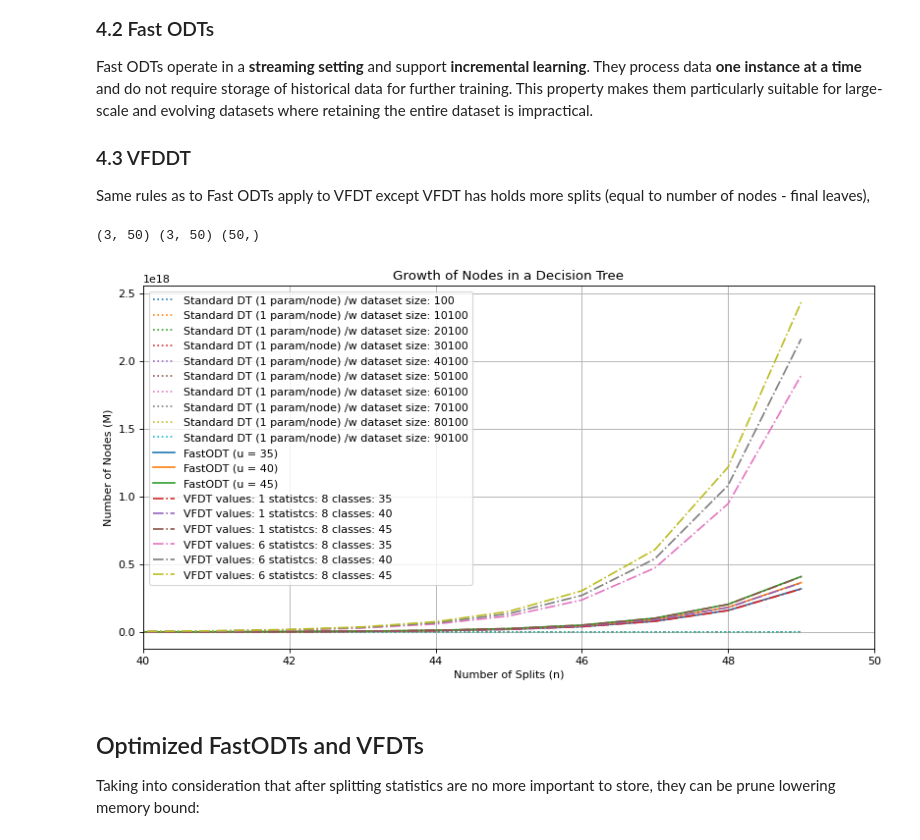
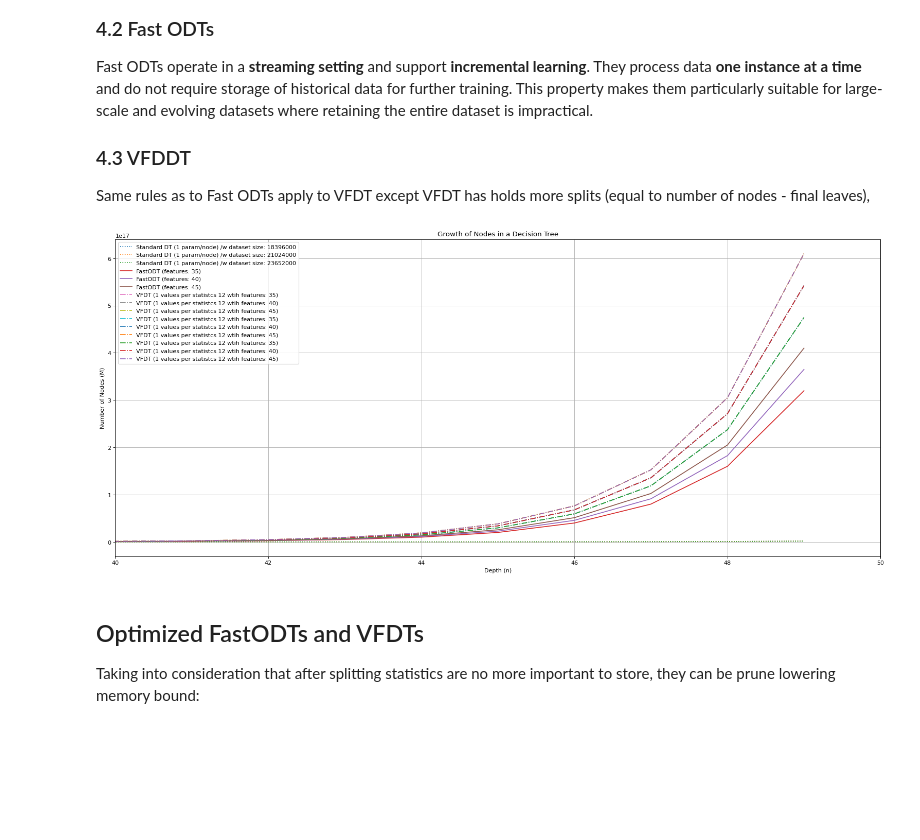
Before and after one commit to Digital-City-Lab-MUNI/Incremental-Learning-MycroftMinds, a Jupyter notebook: notebooks/theoretical_minimum.ipynb, the cells around one changed output. Saved outputs shown, nothing was run; the diff lists cells and outputs as text; code cells hidden in the pictures; blank space fills up the shorter version.

```diff
--- a/notebooks/theoretical_minimum.ipynb
+++ b/notebooks/theoretical_minimum.ipynb
@@ -139,26 +157,13 @@ Additionally for each node we need to store 1 value + 1 split (except final leav
 # %%
-import matplotlib.pyplot as plt
-import numpy as np
-
-def O(m,d,v,u):
-    splits = 1
-    value = 1
-    return m*(d*v*u + splits + value)
-
-def M(n):
-    n = n.astype(np.float64)
-    return 2**(n + 1) - 1
-
 v = np.arange(1,10,5)
 d = 8
 u = np.arange(1,50,20)
 depth = np.arange(1,50)
-m = M(depth)
 
 plt.figure(figsize=(12, 6), dpi=80)
 for n_values in v:
     for n_classes in u:
-        vfdt_memory_bound = O(m,d,n_values,n_classes)
+        vfdt_memory_bound = VFDT_bound(depth,d,n_values,n_classes)
         plt.plot(depth, vfdt_memory_bound, linestyle='-.', label=f"VFDT values: {n_values} statistcs: {d} classes: {n_classes}")
 
 plt.xlabel("Depth of the tree (n)")
@@ -184,65 +189,41 @@ Fast ODTs operate in a **streaming setting** and support **incremental learning*
 
 Same rules as to Fast ODTs apply to VFDT except VFDT has holds more splits (equal to number of nodes - final leaves),
 # %%
-import matplotlib.pyplot as plt
-import numpy as np
 
-def M(n):
-    n = n.astype(np.float64)
-    return 2**(n + 1) - 1
+number_of_features = np.arange(35,50,5)
+minutes_in_year = 525600
+datasets_sizes = minutes_in_year * number_of_features
 
-def H(n,u):
-    splits = n # splits are equal to depth
-    value = 1
-    return (value + 3 + u.reshape(u.shape[0], 1) * 8) * M(n).reshape(1, n.shape[0]) + splits
-
-def O(m,d,v,u):
-    splits = 1
-    value = 1
-    return m*(d*v*u + splits + value)
+tree_depth = np.arange(0,50)
 
 
-datasets_sizes = np.arange(100,100000,10000)
-dts_params = 1
+plt.figure(figsize=(24, 10), dpi=80)
+for dataset_size in datasets_sizes:
+    plt.plot(tree_depth,DTs_bound(tree_depth, dataset_size) , linestyle=':', label=f"Standard DT (1 param/node) /w dataset size: {dataset_size}")
 
-number_of_splits = np.arange(0,50)
-number_of_nodes = M(number_of_splits)
-dts_memory_bound = number_of_nodes * dts_params
+FODT_bounds = FODT_bound(tree_depth, number_of_features)
+for n, FODT_result in enumerate(FODT_bounds):
+    plt.plot(tree_depth, FODT_result, linestyle='-', label=f"FastODT (features: {number_of_features[n]})")
 
-features = np.arange(35,50,5)
-fodt_params = H(number_of_splits,features)
-fodt_memory_bounds = fodt_params
-print(fodt_params.shape,fodt_memory_bounds.shape,dts_memory_bound.shape)
+v = np.arange(1,2,1)
+d = 12
+u = number_of_features
 
+for dataset_size in datasets_sizes:
+    for n_values in v:
+        for n_classes in u:
+            vfdt_memory_bound = VFDT_bound(tree_depth,d,n_values,n_classes)
+            plt.plot(tree_depth, vfdt_memory_bound, linestyle='-.', label=f"VFDT ({n_values} values per statistcs {d} wtih features: {n_classes})")
 
-plt.figure(figsize=(12, 6), dpi=80)
-for dataset_size in datasets_sizes:
-    plt.plot(number_of_splits,dts_memory_bound + dataset_size, linestyle=':', label=f"Standard DT (1 param/node) /w dataset size: {dataset_size}")
-
-for n, fodt_memory_bound in enumerate(fodt_memory_bounds):
-    plt.plot(number_of_splits,fodt_memory_bound, linestyle='-',label=f"FastODT (u = {features[n]})")
-
-v = np.arange(1,10,5)
-d = 8
-u = np.arange(35,50,5)
-depth = np.arange(1,50)
-m = M(depth)
-
-for n_values in v:
-    for n_classes in u:
-        vfdt_memory_bound = O(m,d,n_values,n_classes)
-        plt.plot(depth, vfdt_memory_bound + dataset_size, linestyle='-.', label=f"VFDT values {n_values} per statistcs {d} wtih classes: {n_classes}")
-
-plt.xlabel("Number of Splits (n)")
+plt.xlabel("Depth (n)")
 plt.ylabel("Number of Nodes (M)")
 plt.title("Growth of Nodes in a Decision Tree")
 plt.grid(True)
 plt.legend()
 plt.xlim(40, 50)   # Cap x-axis between 0 and 3
 plt.show()
 # %% [output]
-(3, 50) (3, 50) (50,)
-[figure, old version]
+[figure, new version]
 # %% [markdown]
 ## Optimized FastODTs and VFDTs
 
```
Also changed, not shown: parts of 24 cells of this notebook.
